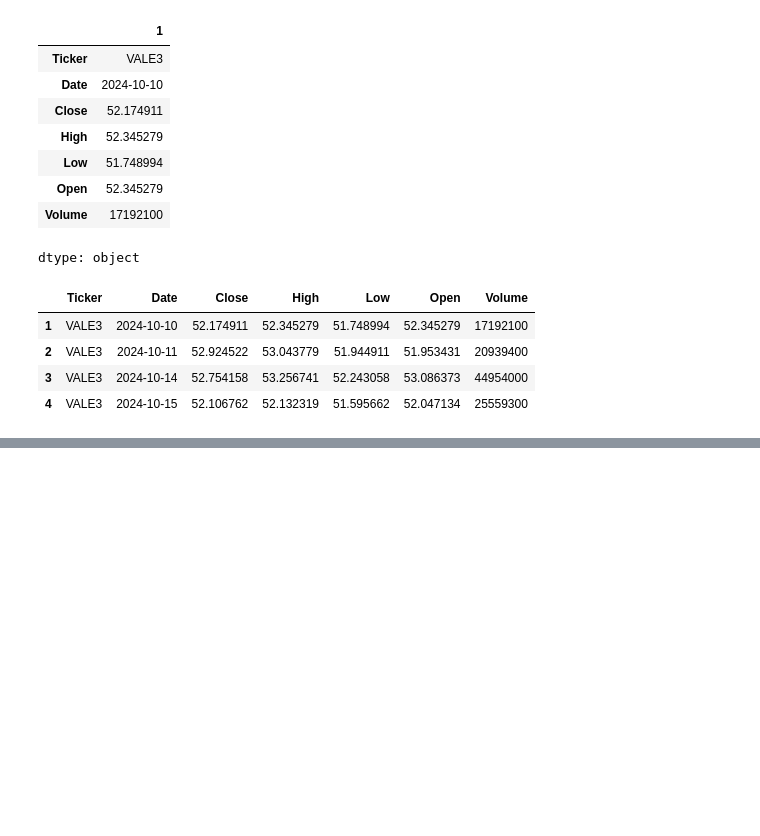
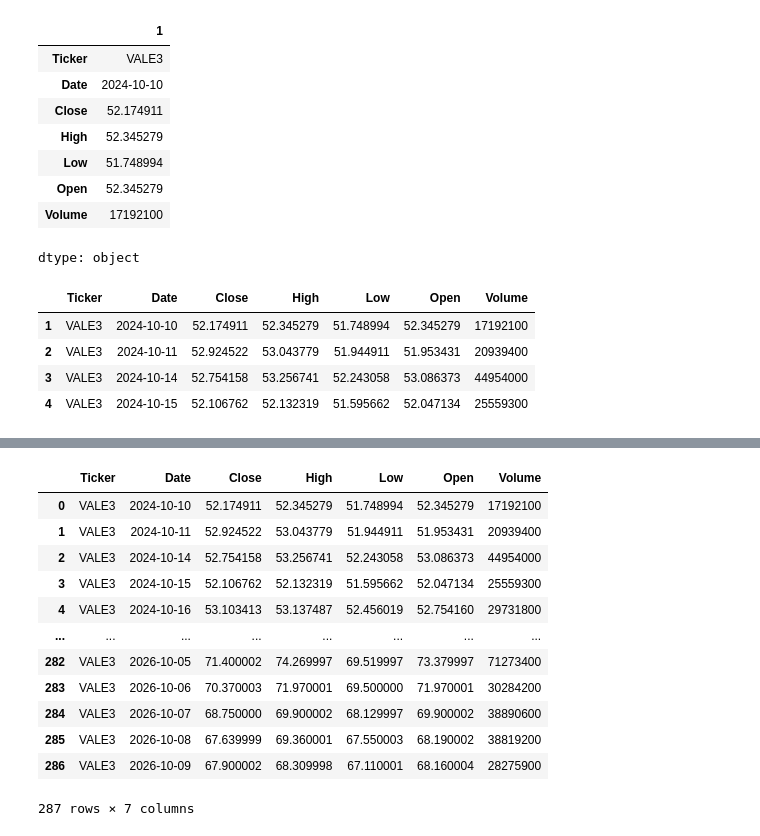
Before and after one commit to NicholasTeixeira/Descomplica--Analise-de-Dados-, a Jupyter notebook: notebooks/Indices.ipynb, the cells around one changed output, grey strips where cells are left out. Saved outputs shown, nothing was run; the diff lists cells and outputs as text; code cells hidden in the pictures; blank space fills up the shorter version.

```diff
--- a/notebooks/Indices.ipynb
+++ b/notebooks/Indices.ipynb
@@ -126,0 +169,17 @@ df4
+# %%
+df_vale.reset_index(inplace=True, drop=True)
+df_vale
+# %% [output]
+|  | Ticker | Date | Close | High | Low | Open | Volume |
+| 0 | VALE3 | 2024-10-10 | 52.174911 | 52.345279 | 51.748994 | 52.345279 | 17192100 |
+| 1 | VALE3 | 2024-10-11 | 52.924522 | 53.043779 | 51.944911 | 51.953431 | 20939400 |
+| 2 | VALE3 | 2024-10-14 | 52.754158 | 53.256741 | 52.243058 | 53.086373 | 44954000 |
+| 3 | VALE3 | 2024-10-15 | 52.106762 | 52.132319 | 51.595662 | 52.047134 | 25559300 |
+| 4 | VALE3 | 2024-10-16 | 53.103413 | 53.137487 | 52.456019 | 52.754160 | 29731800 |
+| ... | ... | ... | ... | ... | ... | ... | ... |
+| 282 | VALE3 | 2026-10-05 | 71.400002 | 74.269997 | 69.519997 | 73.379997 | 71273400 |
+| 283 | VALE3 | 2026-10-06 | 70.370003 | 71.970001 | 69.500000 | 71.970001 | 30284200 |
+| 284 | VALE3 | 2026-10-07 | 68.750000 | 69.900002 | 68.129997 | 69.900002 | 38890600 |
+| 285 | VALE3 | 2026-10-08 | 67.639999 | 69.360001 | 67.550003 | 68.190002 | 38819200 |
+| 286 | VALE3 | 2026-10-09 | 67.900002 | 68.309998 | 67.110001 | 68.160004 | 28275900 |
+287 rows × 7 columns
```
Also changed, not shown: parts of 6 cells of this notebook, 1 other file.
